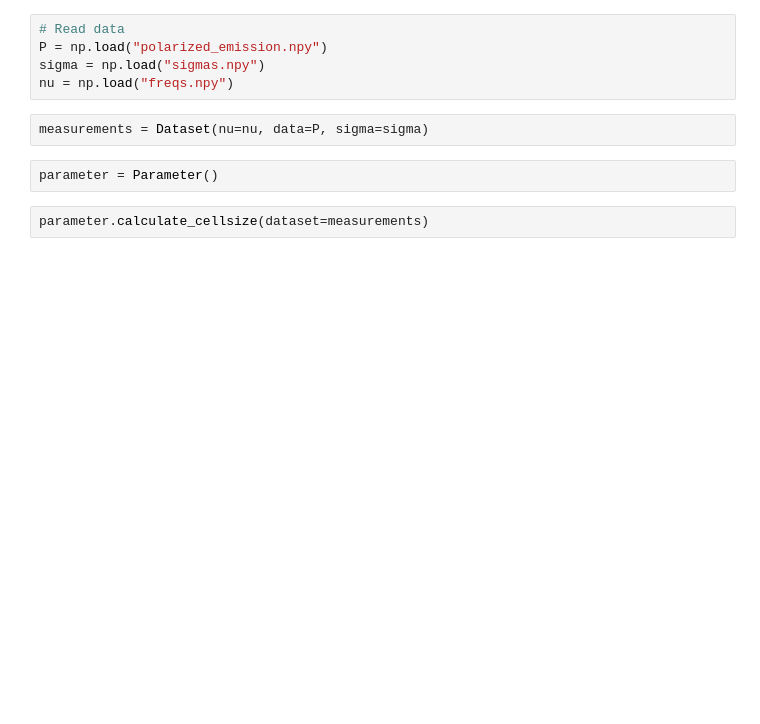
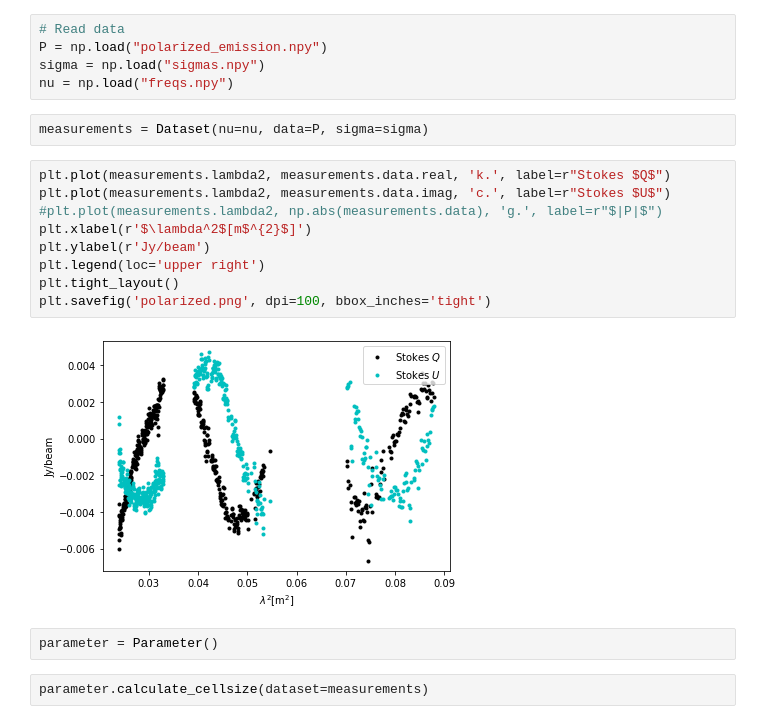
Before and after one commit to miguelcarcamov/csromer, a Jupyter notebook: realdata_framework.ipynb, the cells around one changed output. Saved outputs shown, nothing was run; the diff lists cells and outputs as text; blank space fills up the shorter version.

```diff
--- a/realdata_framework.ipynb
+++ b/realdata_framework.ipynb
@@ -22,6 +22,17 @@ sigma = np.load("sigmas.npy")
 nu = np.load("freqs.npy")
 # %%
 measurements = Dataset(nu=nu, data=P, sigma=sigma)
+# %%
+plt.plot(measurements.lambda2, measurements.data.real, 'k.', label=r"Stokes $Q$")
+plt.plot(measurements.lambda2, measurements.data.imag, 'c.', label=r"Stokes $U$")
+#plt.plot(measurements.lambda2, np.abs(measurements.data), 'g.', label=r"$|P|$")
+plt.xlabel(r'$\lambda^2$[m$^{2}$]')
+plt.ylabel(r'Jy/beam')
+plt.legend(loc='upper right')
+plt.tight_layout()
+plt.savefig('polarized.png', dpi=100, bbox_inches='tight')
+# %% [output]
+[figure, added]
 # %%
 parameter = Parameter()
 # %%
```
Also changed, not shown: parts of 16 cells of this notebook, 8 other files.
